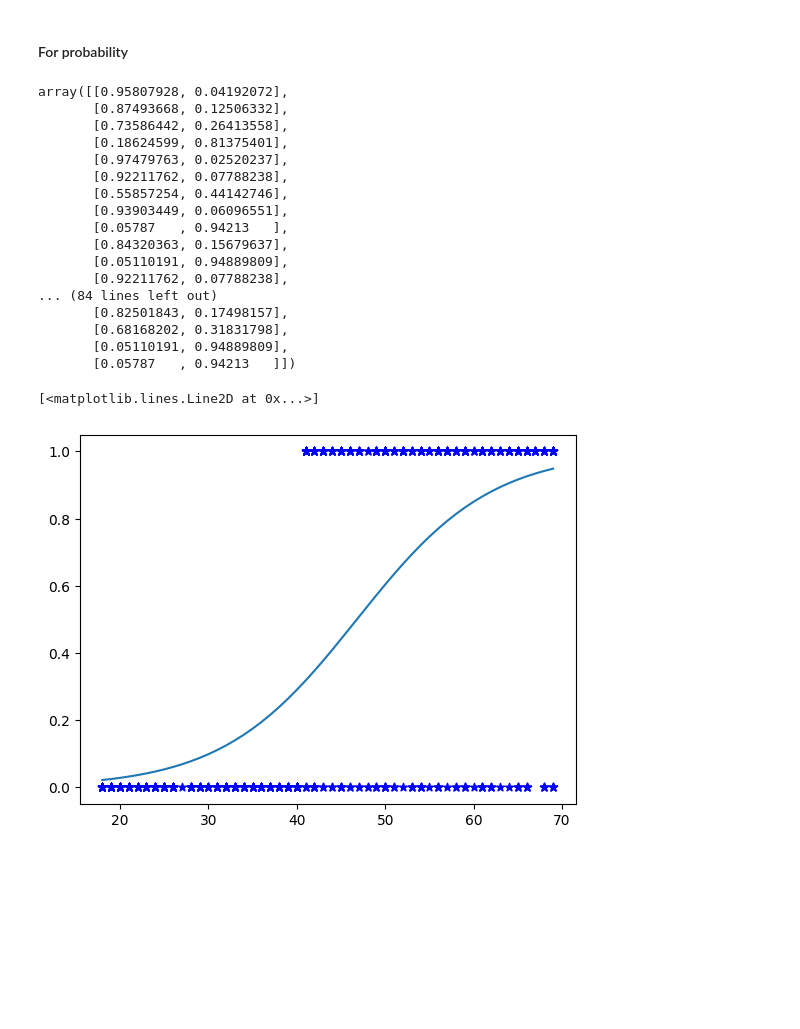
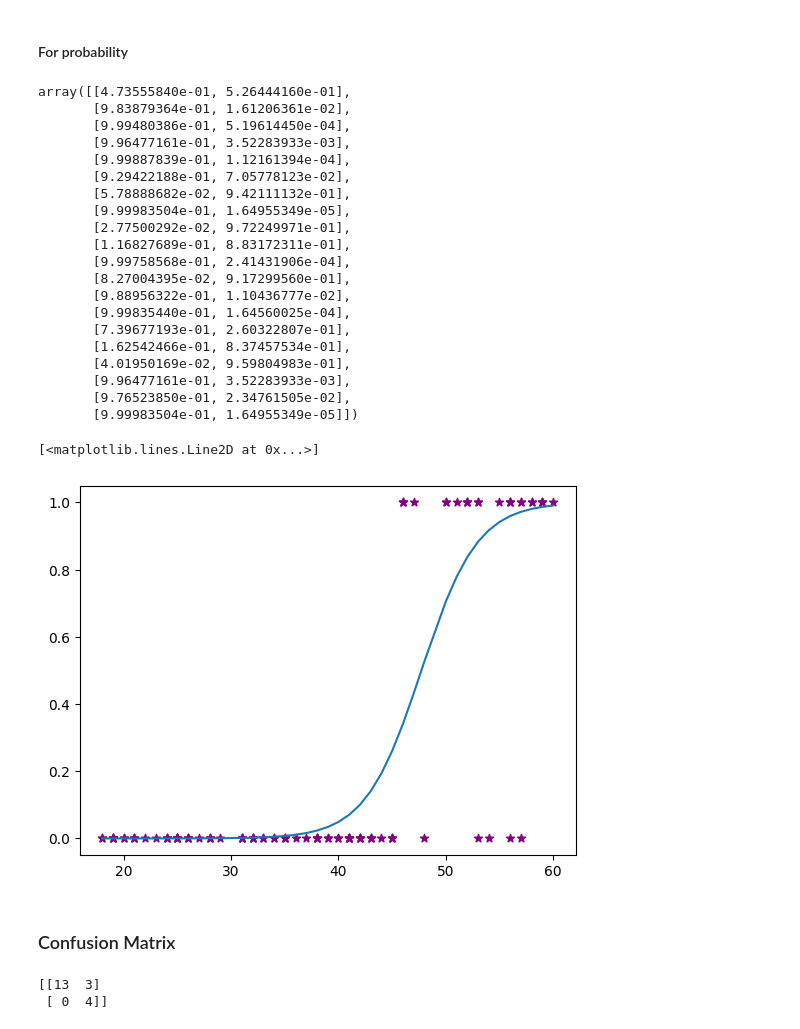
Before and after one commit to prasannaneupane/AI_Lab, a Jupyter notebook: logistic_regression.ipynb, the cells around one changed output. Cells and saved outputs as stored; diff of their text form; code cells hidden in the pictures; blank space fills up the shorter version.

```diff
--- a/logistic_regression.ipynb
+++ b/logistic_regression.ipynb
@@ -10,10 +10,13 @@ import numpy as np
 import pandas as pd
 
 np.random.seed(42)  # for reproducibility
-age = np.random.randint(18, 70, size=500)
 
+# generate random ages between 18 and 70
+age = np.random.randint(18, 61, size=100)
+
+# probability of buying insurance increases with age
 bought_insurance = [
-    1 if a > 40 and np.random.rand() > 0.2 else 0
+    1 if a > 45 and np.random.rand() > 0.2 else 0
     for a in age
 ]
 
@@ -118,37 +110,58 @@ array([0, 1, 0, 0, 0, 1, 1, 0, 0, 0, 0, 0, 0, 0, 0, 1, 1, 1, 0, 1, 0, 0,
 # %%
 model.predict_proba(X_test)
 # %% [output]
-array([[0.95807928, 0.04192072],
-       [0.87493668, 0.12506332],
-       [0.73586442, 0.26413558],
-       [0.18624599, 0.81375401],
-       [0.97479763, 0.02520237],
-       [0.92211762, 0.07788238],
-       [0.55857254, 0.44142746],
-       [0.93903449, 0.06096551],
-       [0.05787   , 0.94213   ],
-       [0.84320363, 0.15679637],
-       [0.05110191, 0.94889809],
-       [0.92211762, 0.07788238],
-... (84 lines left out)
-       [0.82501843, 0.17498157],
-       [0.68168202, 0.31831798],
-       [0.05110191, 0.94889809],
-       [0.05787   , 0.94213   ]])
+array([[4.73555840e-01, 5.26444160e-01],
+       [9.83879364e-01, 1.61206361e-02],
+       [9.99480386e-01, 5.19614450e-04],
+       [9.96477161e-01, 3.52283933e-03],
+       [9.99887839e-01, 1.12161394e-04],
+       [9.29422188e-01, 7.05778123e-02],
+       [5.78888682e-02, 9.42111132e-01],
+       [9.99983504e-01, 1.64955349e-05],
+       [2.77500292e-02, 9.72249971e-01],
+       [1.16827689e-01, 8.83172311e-01],
+       [9.99758568e-01, 2.41431906e-04],
+       [8.27004395e-02, 9.17299560e-01],
+       [9.88956322e-01, 1.10436777e-02],
+       [9.99835440e-01, 1.64560025e-04],
+       [7.39677193e-01, 2.60322807e-01],
+       [1.62542466e-01, 8.37457534e-01],
+       [4.01950169e-02, 9.59804983e-01],
+       [9.96477161e-01, 3.52283933e-03],
+       [9.76523850e-01, 2.34761505e-02],
+       [9.99983504e-01, 1.64955349e-05]])
 # %%
 w=model.coef_[0]
 b=model.intercept_[0]
 # %%
-#use dataset age value
-x=df.age.values
-#sigmoid prediction
-y_pred= 1 / (1 + np.exp(-(w*x+b)))
+# Simple sigmoid calculation without scaling or predict_proba
+w = model.coef_[0]
+b = model.intercept_[0]
+x = df.age.values
+# Calculate sigmoid output manually
+z = w * x + b
+y_pred = 1 / (1 + np.exp(-z))
 # %%
 #sort for smooth curve
 idx=np.argsort(x)
 #actual data
-plt.scatter(df.age,df.bought_insurance,marker="*",color='blue')
+plt.scatter(df.age,df.bought_insurance,marker="*",color='purple')
 plt.plot(x[idx],y_pred[idx])
 # %% [output]
 [<matplotlib.lines.Line2D at 0x...>]
-[figure, old version]
+[figure, new version]
+# %% [markdown]
+<h3>Confusion Matrix
+# %%
+import seaborn as sns
+from sklearn.metrics import confusion_matrix
+
+# correct prediction
+y_pred_test = model.predict(X_test)
+
+# confusion matrix
+cm = confusion_matrix(y_test, y_pred_test)
+print(cm)
+# %% [output]
+[[13  3]
+ [ 0  4]]
```
Also changed, not shown: parts of 10 cells of this notebook, 1 other file.
